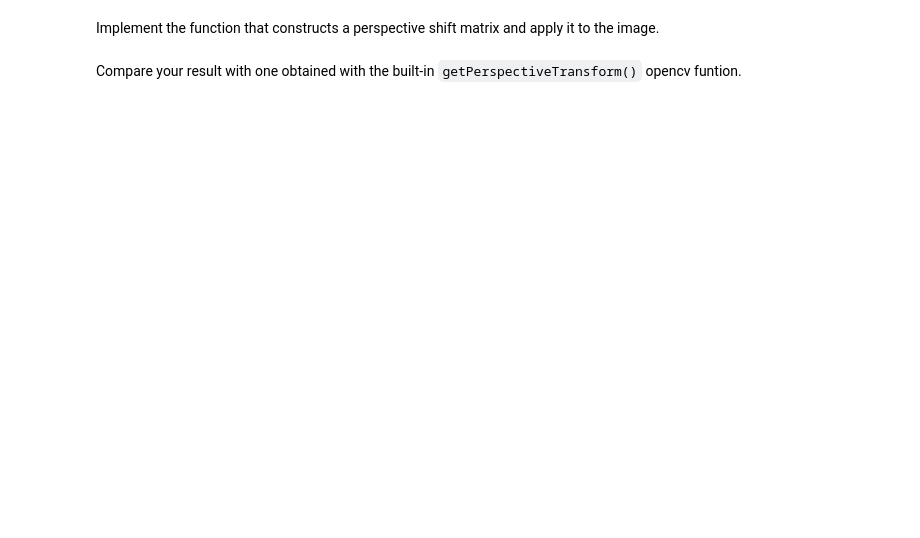
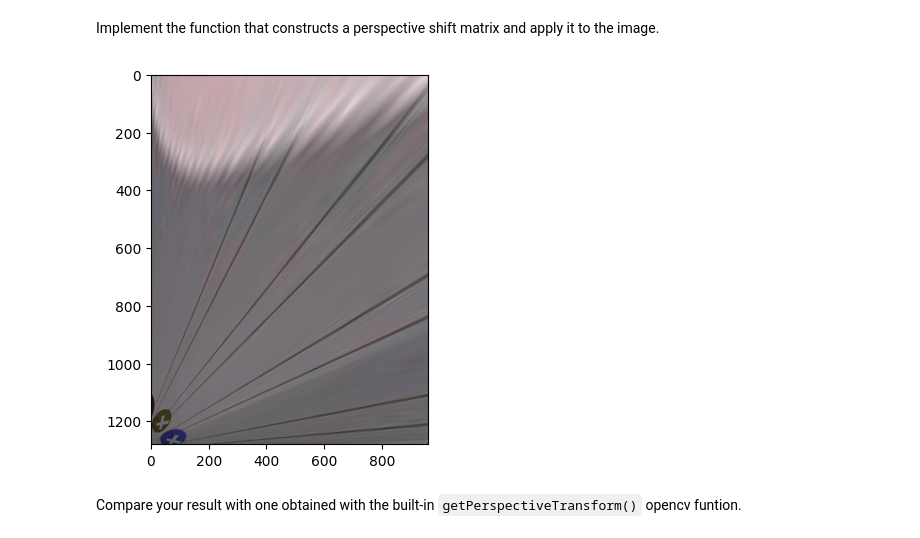
Before and after one commit to DanyaBykov/LA_Lab1, a Jupyter notebook: LA_Lab_1_template_2025.ipynb, the cells around one changed output. Saved outputs shown, nothing was run; the diff lists cells and outputs as text; code cells hidden in the pictures; blank space fills up the shorter version.

```diff
--- a/LA_Lab_1_template_2025.ipynb
+++ b/LA_Lab_1_template_2025.ipynb
@@ -525,3 +546,32 @@ cv.imshow('image', transformed)
+# %%
+##### YOUR CODE STARTS #####
+def get_perspective_transform_matrix(source, destination):
+  A = []
+  for i in range(4):
+    x, y = source[i][0], source[i][1]
+    u, v = destination[i][0], destination[i][1]
+    A.append([x, y, 1, 0, 0, 0, -u*x, -u*y])
+    A.append([0, 0, 0, x, y, 1, -v*x, -v*y])
+  A = np.array(A)
+  B = destination.flatten()
+  H = np.linalg.solve(A, B)
+  H = np.append(H, 1).reshape(3, 3)
+  return H
+
+rows,cols,ch = image2.shape
+
+source_points = np.float32([[480, 517], [504, 711], [537, 879], [661, 723]])
+destination_points = np.float32([[0,0],[958,0],[958,1275],[0,1275]])
+
+perspective_shift_m = get_perspective_transform_matrix(source_points, destination_points)
+
+transformed = cv.warpPerspective(image2, perspective_shift_m, (cols, rows))
+# cv.imshow('image', transformed)
+plt.imshow(transformed)
+plt.show()
+##### YOUR CODE ENDS #####
+# %% [output]
+[figure, added]
 # %% [markdown]
 Compare your result with one obtained with the built-in `getPerspectiveTransform()` opencv funtion.
 # %%
```
Also changed, not shown: parts of 11 cells of this notebook.
